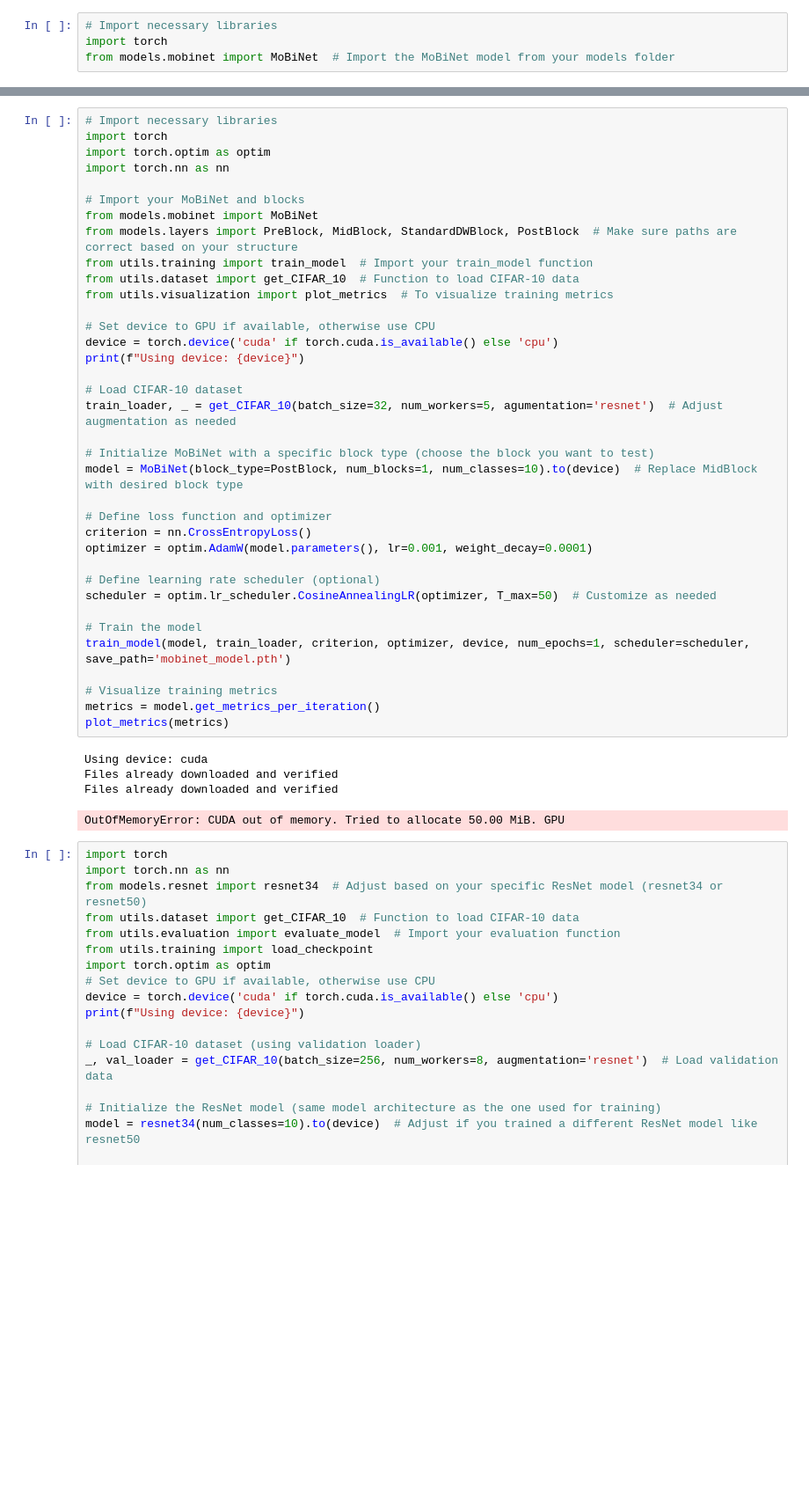
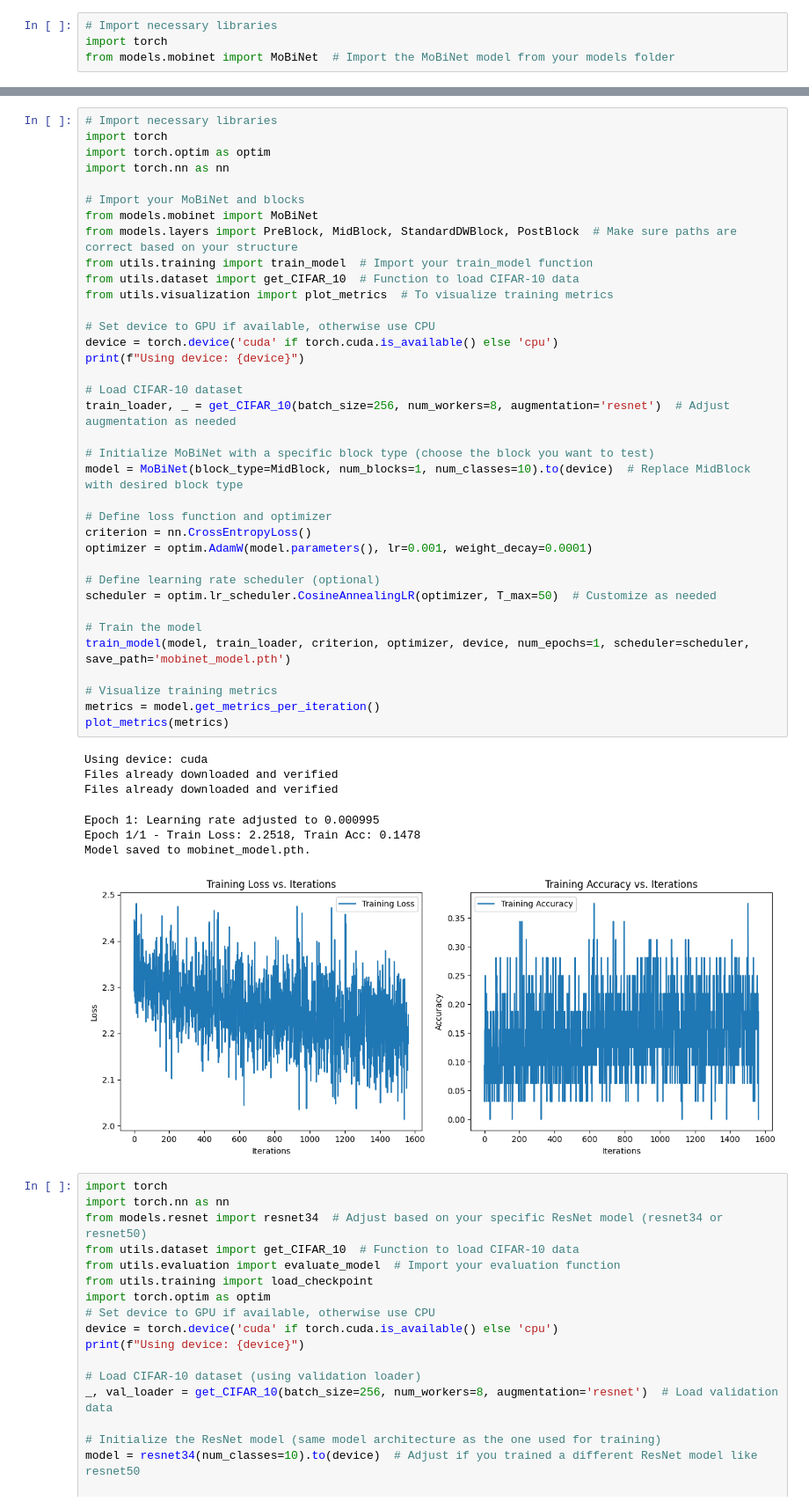
Before and after one commit to TagoreZhao/MachineLearning_ONE_FOR_ALL, a Jupyter notebook: test.ipynb, the cells around one changed output, grey strips where cells are left out. Shown: that part at 88% size. Saved outputs shown, nothing was run; the diff lists cells and outputs as text; blank space fills up the shorter version.

```diff
--- a/test.ipynb
+++ b/test.ipynb
@@ -142,36 +151,39 @@ from models.mobinet import MoBiNet
 from models.layers import PreBlock, MidBlock, StandardDWBlock, PostBlock  # Make sure paths are correct based on your structure
 from utils.training import train_model  # Import your train_model function
 from utils.dataset import get_CIFAR_10  # Function to load CIFAR-10 data
 from utils.visualization import plot_metrics  # To visualize training metrics
 
 # Set device to GPU if available, otherwise use CPU
 device = torch.device('cuda' if torch.cuda.is_available() else 'cpu')
 print(f"Using device: {device}")
 
 # Load CIFAR-10 dataset
-train_loader, _ = get_CIFAR_10(batch_size=32, num_workers=5, agumentation='resnet')  # Adjust augmentation as needed
+train_loader, _ = get_CIFAR_10(batch_size=256, num_workers=8, augmentation='resnet')  # Adjust augmentation as needed
 
 # Initialize MoBiNet with a specific block type (choose the block you want to test)
-model = MoBiNet(block_type=PostBlock, num_blocks=1, num_classes=10).to(device)  # Replace MidBlock with desired block type
+model = MoBiNet(block_type=MidBlock, num_blocks=1, num_classes=10).to(device)  # Replace MidBlock with desired block type
 
 # Define loss function and optimizer
 criterion = nn.CrossEntropyLoss()
 optimizer = optim.AdamW(model.parameters(), lr=0.001, weight_decay=0.0001)
 
 # Define learning rate scheduler (optional)
 scheduler = optim.lr_scheduler.CosineAnnealingLR(optimizer, T_max=50)  # Customize as needed
 
 # Train the model
 train_model(model, train_loader, criterion, optimizer, device, num_epochs=1, scheduler=scheduler, save_path='mobinet_model.pth')
 
 # Visualize training metrics
 metrics = model.get_metrics_per_iteration()
 plot_metrics(metrics)
 # %% [output]
 Using device: cuda
 Files already downloaded and verified
 Files already downloaded and verified
-OutOfMemoryError: CUDA out of memory. Tried to allocate 50.00 MiB. GPU
+Epoch 1: Learning rate adjusted to 0.000995
+Epoch 1/1 - Train Loss: 2.2518, Train Acc: 0.1478
+Model saved to mobinet_model.pth.
+[figure, added]
 # %%
 import torch
 import torch.nn as nn
```
Also changed, not shown: parts of 1 cell of this notebook, 6 other files.
